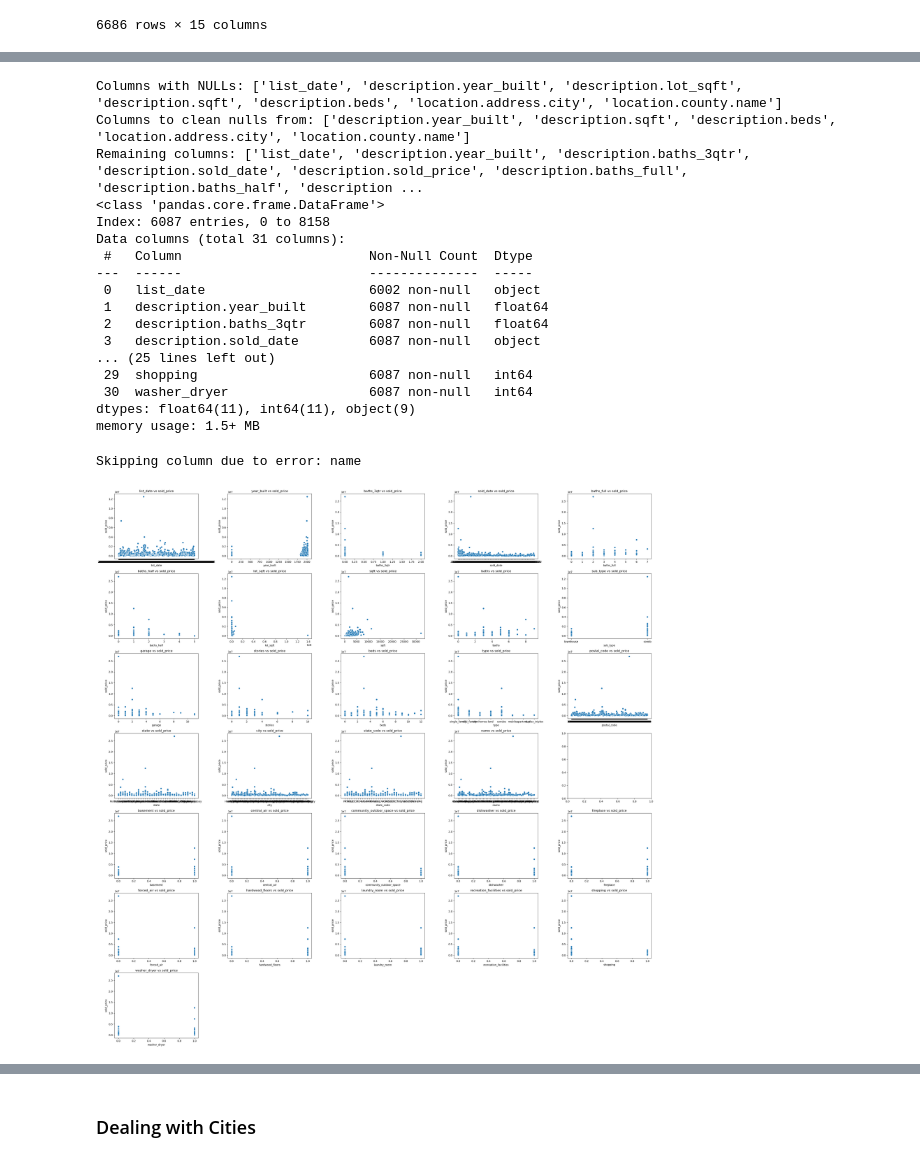
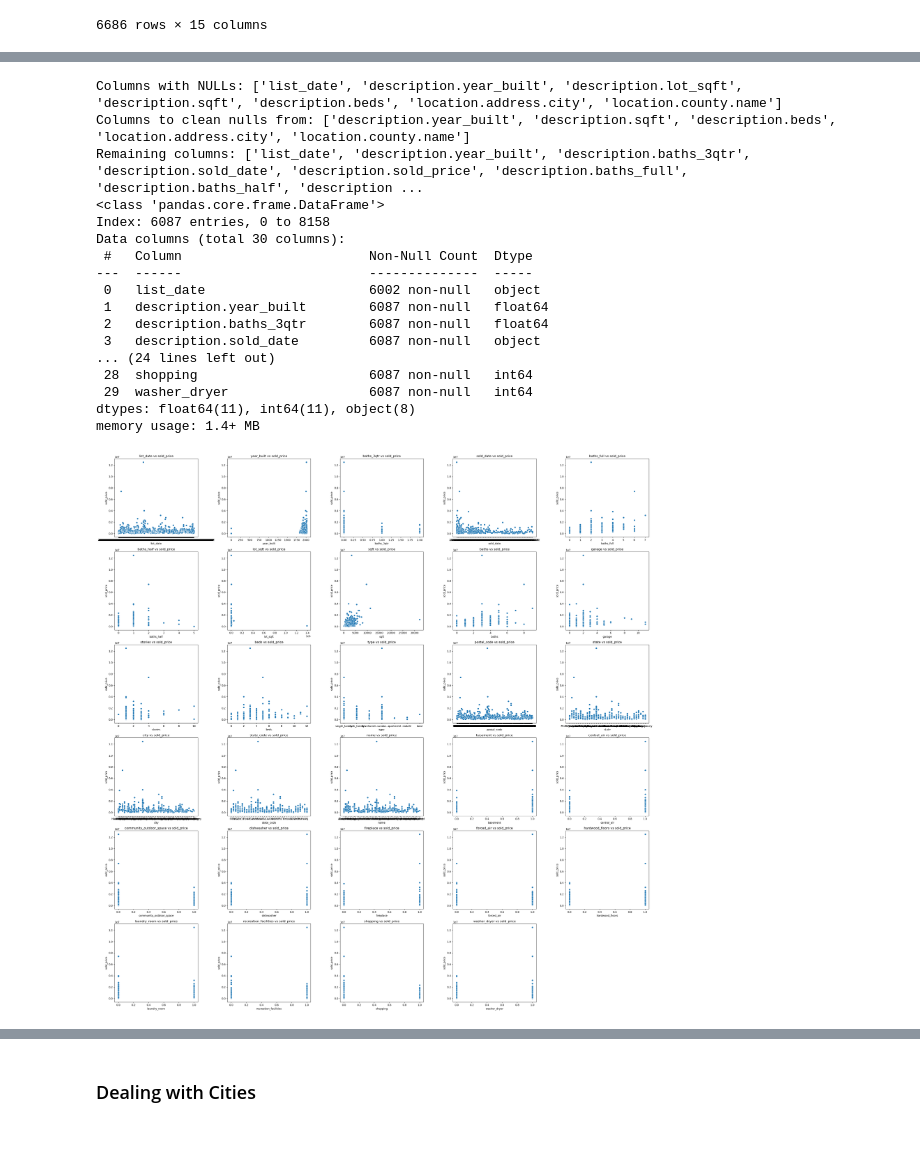
Before and after one commit to Gur212/Data-Science-Midterm-Project, a Jupyter notebook: notebooks/1 - EDA.ipynb, the cells around one changed output, grey strips where cells are left out. Cells and saved outputs as stored; diff of their text form; code cells hidden in the pictures.

Commit message:
Filter outliers from df

```diff
--- a/notebooks/1 - EDA.ipynb
+++ b/notebooks/1 - EDA.ipynb
@@ -609,6 +609,7 @@ ohe_df
 ohe_df = ohe_df.drop(columns=['garage_1_or_more', 'garage_2_or_more', 'single_story', 'two_or_more_stories'])
 # %%
 combined_df = combined_df.drop(columns=['tags']).join(ohe_df)
+combined_df = combined_df.drop(columns=['filtered_tags'])
 # %%
 combined_df
 # %% [output]
@@ -638,7 +639,6 @@ print(f"Columns with NULLs: {columns_with_nulls}")
 
 #Keep list_date & lot_sqft, drop the rest
 columns_to_drop = columns_with_nulls.copy()
-
 columns_to_drop.remove('list_date')
 columns_to_drop.remove('description.lot_sqft')
 print(f"Columns to clean nulls from: {columns_to_drop}")
@@ -652,17 +652,17 @@ Columns to clean nulls from: ['description.year_built', 'description.sqft', 'des
 Remaining columns: ['list_date', 'description.year_built', 'description.baths_3qtr', 'description.sold_date', 'description.sold_price', 'description.baths_full', 'description.baths_half', 'description ...
 <class 'pandas.core.frame.DataFrame'>
 Index: 6087 entries, 0 to 8158
-Data columns (total 31 columns):
+Data columns (total 30 columns):
  #   Column                        Non-Null Count  Dtype
 ---  ------                        --------------  -----
  0   list_date                     6002 non-null   object
  1   description.year_built        6087 non-null   float64
  2   description.baths_3qtr        6087 non-null   float64
  3   description.sold_date         6087 non-null   object
-... (25 lines left out)
- 29  shopping                      6087 non-null   int64
- 30  washer_dryer                  6087 non-null   int64
-dtypes: float64(11), int64(11), object(9)
-memory usage: 1.5+ MB
+... (24 lines left out)
+ 28  shopping                      6087 non-null   int64
+ 29  washer_dryer                  6087 non-null   int64
+dtypes: float64(11), int64(11), object(8)
+memory usage: 1.4+ MB
 # %%
 #Create function to visualize all data points vs target variable
@@ -703,13 +703,10 @@ def vis_subplots(x_df, y_df, desired_columns=5, figure_size=[30,30]):
     #Show plots and avoid overlapping
     plt.tight_layout()
     plt.show()
-# %%
-
-#Create temp dataframes for visualizing
-vis_x_df = combined_df.drop(columns=['description.sold_price']).copy()
-vis_y_df = combined_df['description.sold_price'].copy()
-
-vis_subplots(vis_x_df, vis_y_df)
-# %% [output]
-Skipping column due to error: name
-[figure, removed]
+# %%
+#Visualize cleaned dataframe
+vis_subplots(
+    cleaned_combined_df.drop(columns=['description.sold_price']),
+    cleaned_combined_df['description.sold_price'])
+# %% [output]
+[figure, added]
```
Also changed, not shown: parts of 6 cells of this notebook.
